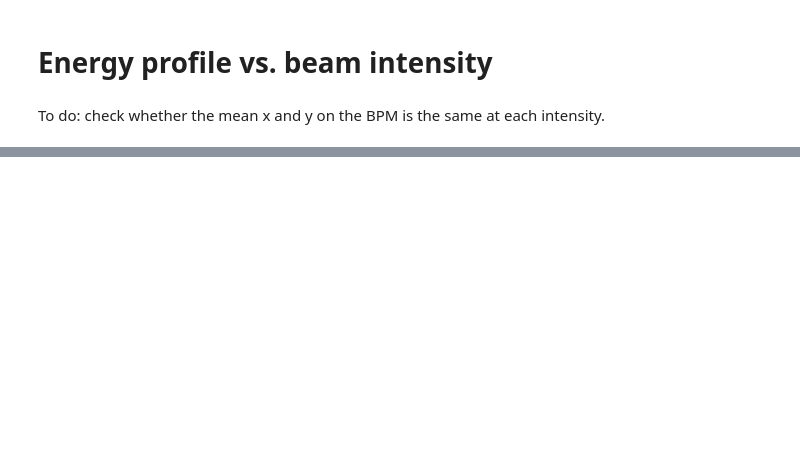
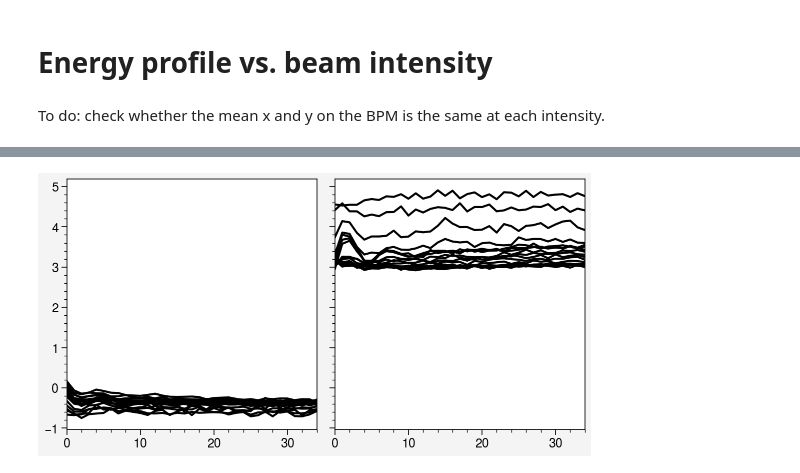
Before and after one commit to austin-hoover/analysis-sns-btf, a Jupyter notebook: 2022-04-21_image_on_demand.ipynb, the cells around one changed output, grey strips where cells are left out. Saved outputs shown, nothing was run; the diff lists cells and outputs as text; code cells hidden in the pictures; blank space fills up the shorter version.

```diff
--- a/2022-04-21_image_on_demand.ipynb
+++ b/2022-04-21_image_on_demand.ipynb
@@ -66,7 +107,8 @@ currents = []
 images = []
 bpmx_wfs, bpmy_wfs = [], []
 bpmx, bpmy = [], []
-for iteration in range(1, max(data['iteration']) + 1):
+lo, hi = 562, 597
+for iteration in trange(1, max(data['iteration']) + 1):
     iterations.append(iteration)
     idx = data['iteration'] == iteration
     image = np.mean(data['cam06_Image'][idx, :], axis=0).reshape((512, 612))
@@ -79,10 +121,19 @@ for iteration in range(1, max(data['iteration']) + 1):
     bpmy_wf = np.mean(data['bpm04y'][idx, :], axis=0)
     bpmx_wfs.append(bpmx_wf)
     bpmy_wfs.append(bpmy_wf)
-    bpmx.append(np.mean(bpmx_wf))
-    bpmy.append(np.mean(bpmy_wf))
+    bpmx.append(np.mean(bpmx_wf[lo:hi]))
+    bpmy.append(np.mean(bpmy_wf[lo:hi]))
 profiles = np.array(profiles)
 currents = np.array(currents)
+# %%
+fig, axes = pplt.subplots(ncols=2)
+for i in range(len(iterations)):
+    means.append([meanx, meany])
+    axes[0].plot(bpmx_wfs[i][lo:hi], color='black')
+    axes[1].plot(bpmy_wfs[i][lo:hi], color='black')
+ax.format(ylim=(-5.0, 5.0))
+# %% [output]
+[figure, added]
 # %%
 fig, ax = pplt.subplots()
 ax.plot(currents, bpmx, marker='.', label='bpm04x')
```
Also changed, not shown: parts of 6 cells of this notebook, 1 other file.
